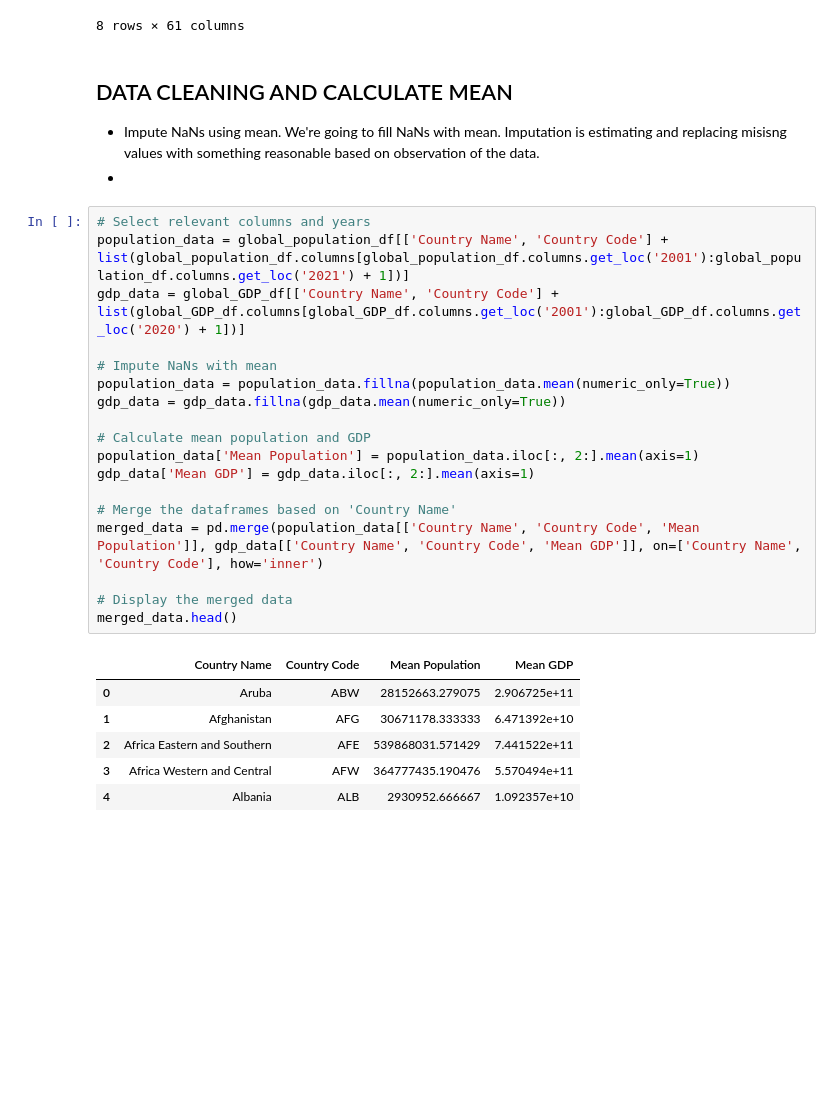
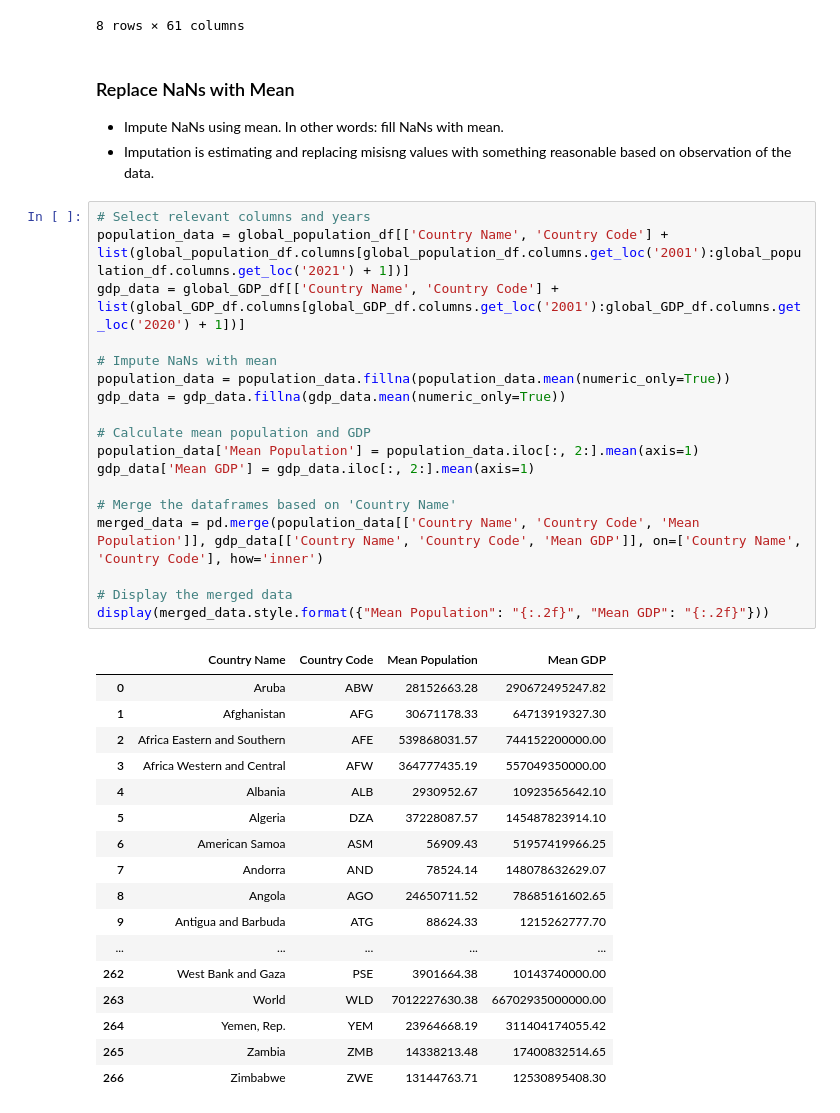
Before and after one commit to mariaingold/LinearRegression-SciKit, a Jupyter notebook: 4_correlation_regression.ipynb, the cells around one changed output. Drawn from its saved outputs; the diff is of its cells as text; blank space fills up the shorter version.

```diff
--- a/4_correlation_regression.ipynb
+++ b/4_correlation_regression.ipynb
@@ -196,32 +211,43 @@ global_GDP_df.describe()
 | max | 1.387920e+12 | 1.444480e+12 | 1.546110e+12 | 1.666850e+12 | 1.825210e+12 | 1.988350e+12 | 2.157980e+12 | 2.296120e+12 | 2.478140e+12 | 2.733380e+12 | ... | ... |
 8 rows × 61 columns
 # %% [markdown]
-## DATA CLEANING AND CALCULATE MEAN
+### Replace NaNs with Mean
 
-- Impute NaNs using mean. We're going to fill NaNs with mean. Imputation is estimating and replacing misisng values with something reasonable based on observation of the data.
--
+- Impute NaNs using mean. In other words: fill NaNs with mean.
+- Imputation is estimating and replacing misisng values with something reasonable based on observation of the data.
 # %%
 # Select relevant columns and years
 population_data = global_population_df[['Country Name', 'Country Code'] + list(global_population_df.columns[global_population_df.columns.get_loc('2001'):global_population_df.columns.get_loc('2021') + 1])]
 gdp_data = global_GDP_df[['Country Name', 'Country Code'] + list(global_GDP_df.columns[global_GDP_df.columns.get_loc('2001'):global_GDP_df.columns.get_loc('2020') + 1])]
 
 # Impute NaNs with mean
 population_data = population_data.fillna(population_data.mean(numeric_only=True))
 gdp_data = gdp_data.fillna(gdp_data.mean(numeric_only=True))
 
 # Calculate mean population and GDP
 population_data['Mean Population'] = population_data.iloc[:, 2:].mean(axis=1)
 gdp_data['Mean GDP'] = gdp_data.iloc[:, 2:].mean(axis=1)
 
 # Merge the dataframes based on 'Country Name'
 merged_data = pd.merge(population_data[['Country Name', 'Country Code', 'Mean Population']], gdp_data[['Country Name', 'Country Code', 'Mean GDP']], on=['Country Name', 'Country Code'], how='inner')
 
 # Display the merged data
-merged_data.head()
+display(merged_data.style.format({"Mean Population": "{:.2f}", "Mean GDP": "{:.2f}"}))
 # %% [output]
 |  | Country Name | Country Code | Mean Population | Mean GDP |
-| 0 | Aruba | ABW | 28152663.279075 | 2.906725e+11 |
-| 1 | Afghanistan | AFG | 30671178.333333 | 6.471392e+10 |
-| 2 | Africa Eastern and Southern | AFE | 539868031.571429 | 7.441522e+11 |
-| 3 | Africa Western and Central | AFW | 364777435.190476 | 5.570494e+11 |
-| 4 | Albania | ALB | 2930952.666667 | 1.092357e+10 |
+| 0 | Aruba | ABW | 28152663.28 | 290672495247.82 |
+| 1 | Afghanistan | AFG | 30671178.33 | 64713919327.30 |
+| 2 | Africa Eastern and Southern | AFE | 539868031.57 | 744152200000.00 |
+| 3 | Africa Western and Central | AFW | 364777435.19 | 557049350000.00 |
+| 4 | Albania | ALB | 2930952.67 | 10923565642.10 |
+| 5 | Algeria | DZA | 37228087.57 | 145487823914.10 |
+| 6 | American Samoa | ASM | 56909.43 | 51957419966.25 |
+| 7 | Andorra | AND | 78524.14 | 148078632629.07 |
+| 8 | Angola | AGO | 24650711.52 | 78685161602.65 |
+| 9 | Antigua and Barbuda | ATG | 88624.33 | 1215262777.70 |
+| ... | ... | ... | ... | ... |
+| 262 | West Bank and Gaza | PSE | 3901664.38 | 10143740000.00 |
+| 263 | World | WLD | 7012227630.38 | 66702935000000.00 |
+| 264 | Yemen, Rep. | YEM | 23964668.19 | 311404174055.42 |
+| 265 | Zambia | ZMB | 14338213.48 | 17400832514.65 |
+| 266 | Zimbabwe | ZWE | 13144763.71 | 12530895408.30 |
```
Also changed, not shown: parts of 19 cells of this notebook.
